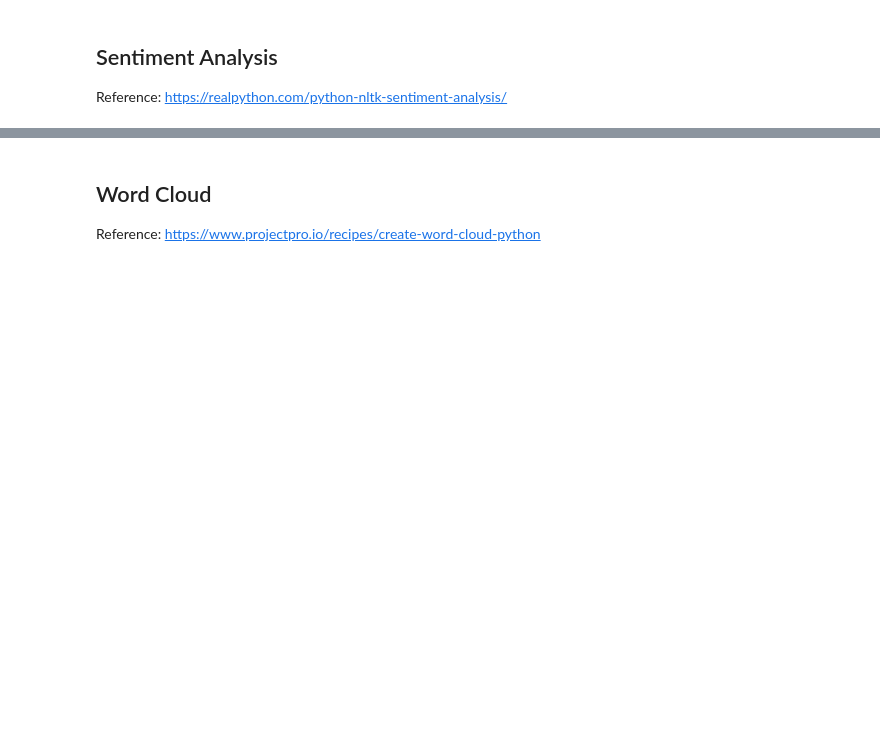
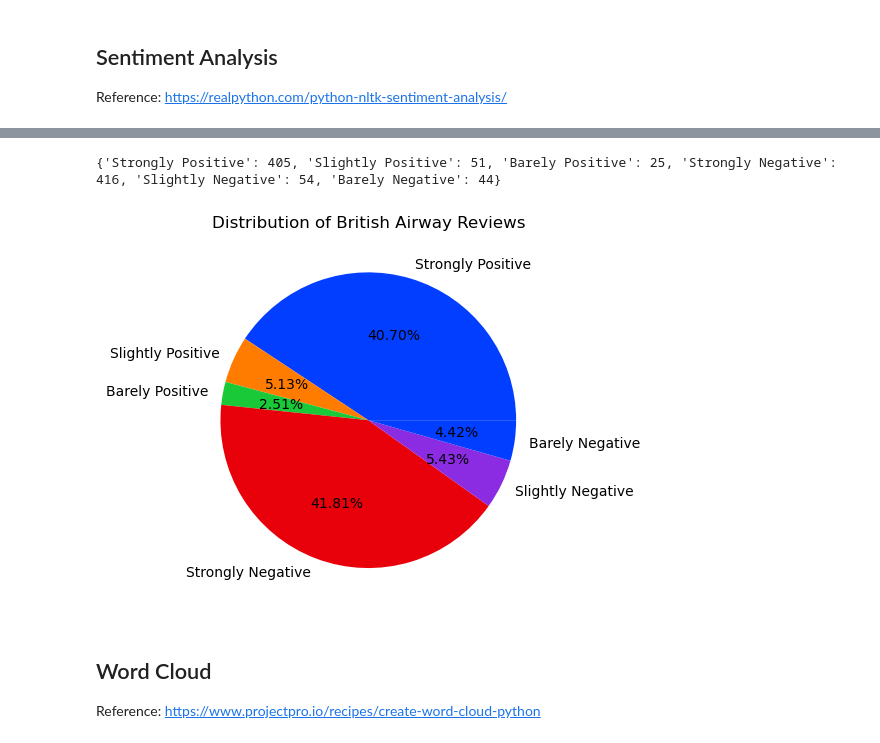
Before and after one commit to kkpro18/BritishAirwaysDataScientistJobSimulation, a Jupyter notebook: DataAnalysis.ipynb, the cells around one changed output, grey strips where cells are left out. Cells and saved outputs as stored; diff of their text form; code cells hidden in the pictures; blank space fills up the shorter version.

```diff
--- a/DataAnalysis.ipynb
+++ b/DataAnalysis.ipynb
@@ -87,0 +157,4 @@ https://realpython.com/python-nltk-sentiment-analysis/
+# %%
+from nltk.sentiment import SentimentIntensityAnalyzer
+sia = SentimentIntensityAnalyzer()
+sia.polarity_scores("Hey, you amazing piece of rubbish")
@@ -87,0 +186,4 @@ https://realpython.com/python-nltk-sentiment-analysis/
+# %%
+for review in reviews['Review'][:10]:
+    print(f"{review} is {is_positive(review)} positive.\n")
+    # here we test to see the positive reviews in 10 reviews, and its depth of positiveness.
@@ -88,3 +210,34 @@ https://realpython.com/python-nltk-sentiment-analysis/
+# %%
+# lets create a pie chart with % of positive and negative reviews with its detailed strengths.
+rating_and_no_of_reviews = {"Strongly Positive":0, "Slightly Positive":0, "Barely Positive":0, "Strongly Negative":0, "Slightly Negative":0, "Barely Negative":0}
+for review in reviews['Review']:
+    if is_positive(review) == "strongly":
+        rating_and_no_of_reviews["Strongly Positive"] = (rating_and_no_of_reviews["Strongly Positive"])+1
+    elif is_positive(review) == "slightly":
+        rating_and_no_of_reviews["Slightly Positive"] = (rating_and_no_of_reviews["Slightly Positive"])+1
+    elif is_positive(review) == "barely":
+        rating_and_no_of_reviews["Barely Positive"] = (rating_and_no_of_reviews["Barely Positive"])+1
+    elif is_positive(review) == "not":
+        if is_negative(review) == "strongly":
+            rating_and_no_of_reviews["Strongly Negative"] = (rating_and_no_of_reviews["Strongly Negative"])+1
+        elif is_negative(review) == "slightly":
+            rating_and_no_of_reviews["Slightly Negative"] = (rating_and_no_of_reviews["Slightly Negative"])+1
+        elif is_negative(review) == "barely":
+            rating_and_no_of_reviews["Barely Negative"] = (rating_and_no_of_reviews["Barely Negative"])+1
+# %%
+print(rating_and_no_of_reviews)
+# %% [output]
+{'Strongly Positive': 405, 'Slightly Positive': 51, 'Barely Positive': 25, 'Strongly Negative': 416, 'Slightly Negative': 54, 'Barely Negative': 44}
+# %%
+import seaborn as sns
+import matplotlib.pyplot as plt
+review_summary = {"labels" : rating_and_no_of_reviews.keys() ,"values" : rating_and_no_of_reviews.values()}
+colors = sns.color_palette('bright')[0:5]
+plt.pie(review_summary['values'], labels=review_summary['labels'], colors = colors, autopct='%1.2f%%')
+plt.title('Distribution of British Airway Reviews')
+plt.show()
+# %% [output]
+[figure, added]
 # %% [markdown]
 ## Word Cloud
 Reference:
```
Also changed, not shown: parts of 20 cells of this notebook, 1 other file.
